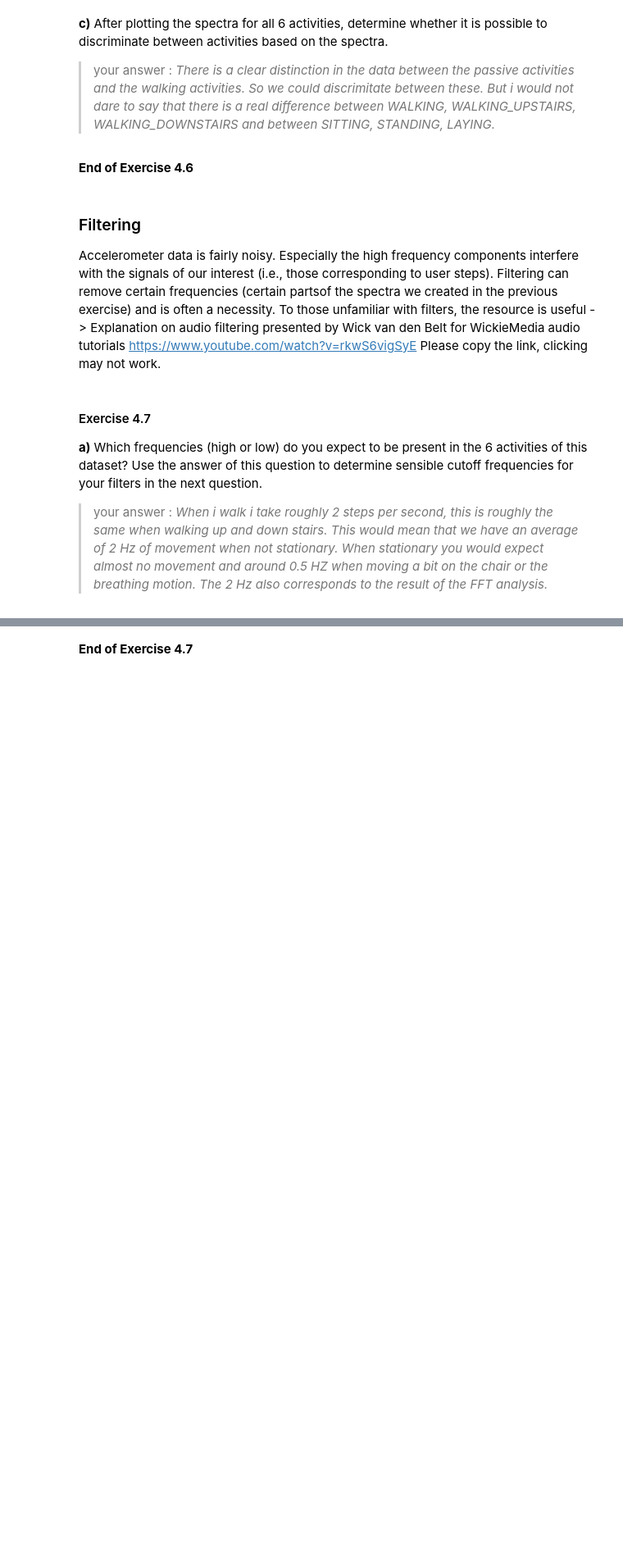
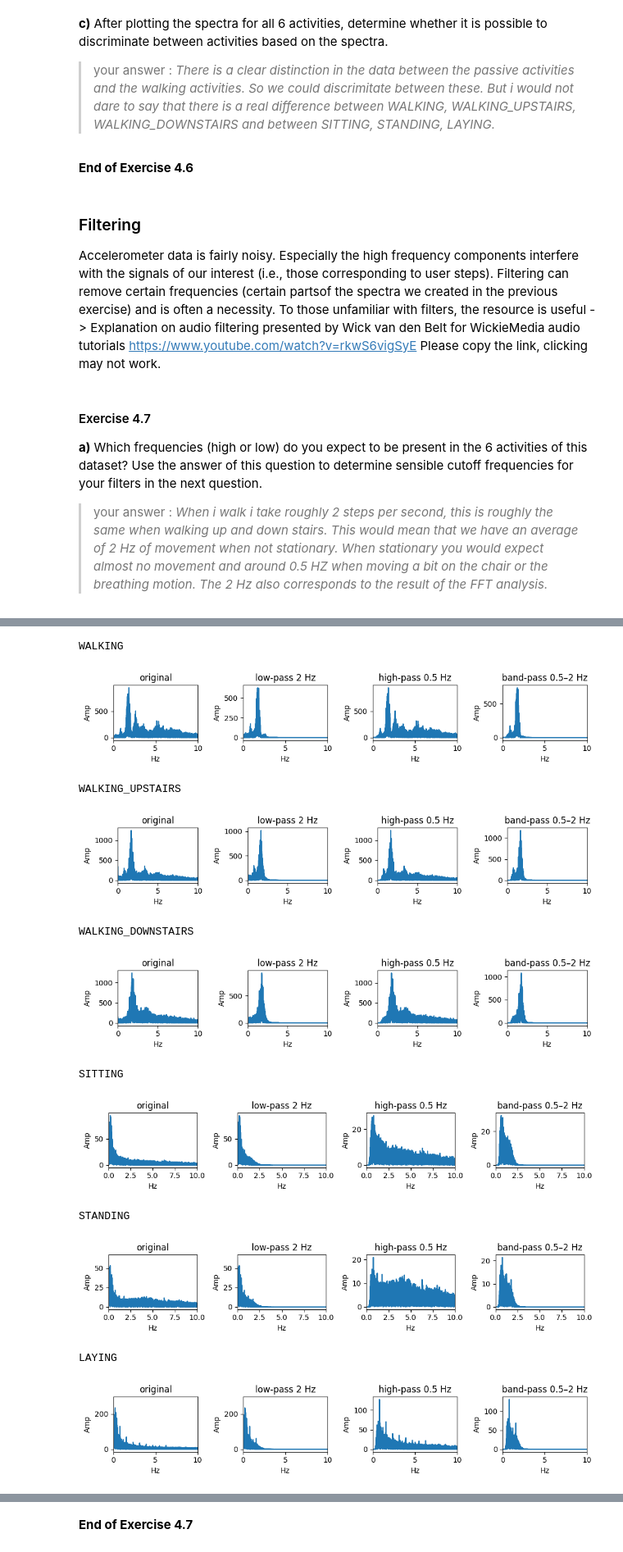
Before and after one commit to KundaiMutuwira/Data_Science_Class, a Jupyter notebook: DS2024_2025_TS_Assignment_Student_Version_1.ipynb, the cells around one changed output, grey strips where cells are left out. Shown at 82% size. Cells and saved outputs as stored; diff of their text form; code cells hidden in the pictures; blank space fills up the shorter version.

```diff
--- a/DS2024_2025_TS_Assignment_Student_Version_1.ipynb
+++ b/DS2024_2025_TS_Assignment_Student_Version_1.ipynb
@@ -526,15 +526,15 @@ When combining all the features and construct a normal distribution of the activ
 # 4.5 b) put your code here
 features = ["mean", "std", "kurtosis", "variance"]
 
-for bins in features:
+for bins_og in features:
     seaborn.displot(
         data=features_time_domain,
-        x=bins,
+        x=bins_og,
         hue="activity",
         kind="kde",
         fill=True
     )
-    plt.title(f"Distribution of the {bins}")
+    plt.title(f"Distribution of the {bins_og}")
     plt.show()
 # %% [output]
 [figure]
@@ -582,10 +582,10 @@ sig = np.sin(2*2*np.pi*x) + 0.8*np.sin(4*2*np.pi*x) + 0.5*np.sin(6*2*np.pi*x)
 # plt.plot(sig)
 # plt.show()
 
-fft_values = fft(sig)
-bins = fftfreq(len(x), 1/sample_frequency)
+fft_values_og = fft(sig)
+bins_og = fftfreq(len(x), 1/sample_frequency)
 
-plt.plot(bins, np.abs(fft_values))
+plt.plot(bins_og, np.abs(fft_values_og))
 plt.xlabel("Hz")
 plt.ylabel("Amp")
 plt.xlim(0,10)
@@ -607,10 +607,10 @@ activity_map = {
 
 for activity_value in range(1,7):
     body_signal = body_acc_x_labeled.loc[body_acc_x_labeled["activity"] == activity_value, "signal"]
-    fft_values = fft(body_signal)
-    bins = fftfreq(len(body_signal), 1/50)
+    fft_values_og = fft(body_signal)
+    bins_og = fftfreq(len(body_signal), 1/50)
 
-    plt.plot(bins[bins>=0], np.abs(fft_values[bins>=0]), label=activity_value)
+    plt.plot(bins_og[bins_og>=0], np.abs(fft_values_og[bins_og>=0]), label=activity_value)
     plt.title(activity_map.get(activity_value, "UNKNOWN"))
     plt.xlabel("Hz")
     plt.ylabel("Amp")
@@ -722,0 +647,62 @@ Axes(0.731522,0.11;0.168478x0.77)
+# %%
+# 4.7 b) put your code here
+from scipy.signal import butter, filtfilt
+
+for activity_value in range(1,7):
+    body_signal = body_acc_x_labeled.loc[body_acc_x_labeled["activity"] == activity_value, "signal"]
+    fs = 50
+
+    # original
+    fft_values_og = fft(body_signal)
+    bins_og = fftfreq(len(body_signal), 1/50)
+
+    # low-pass 2 Hz
+    b_lp, a_lp = butter(N=4, Wn=2, btype="low", fs=fs)
+    signal_lp = filtfilt(b_lp, a_lp, body_signal)
+    fft_lp = fft(signal_lp)
+    bins_lp = fftfreq(len(body_signal), 1/fs)
+
+    # high-pass (0.5 Hz)
+    b_hp, a_hp = butter(N=4, Wn=0.5, btype="high", fs=fs)
+    signal_hp = filtfilt(b_hp, a_hp, body_signal)
+    fft_hp = fft(signal_hp)
+    bins_hp = fftfreq(len(body_signal), 1/fs)
+
+    # band-pass between 0.5 and 2 Hz
+    b_bp, a_bp = butter(N=4, Wn=[0.5, 2], btype="band", fs=fs)
+    signal_bp = filtfilt(b_bp, a_bp, body_signal)
+    fft_bp = fft(signal_bp)
+    bins_bp = fftfreq(len(body_signal), 1/fs)
+
+    combined = {
+        "original": (bins_og, fft_values_og),
+        "low-pass 2 Hz": (bins_lp, fft_lp),
+        "high-pass 0.5 Hz": (bins_hp, fft_hp),
+        "band-pass 0.5–2 Hz": (bins_bp, fft_bp),
+    }
+
+    print(activity_map.get(activity_value, "UNKNOWN"))
+
+    fig, axes = plt.subplots(1, 4, figsize=(10,2))
+    for ax, (title, (bins, fft_values)) in zip(axes, combined.items()):
+
+        ax.plot(bins[bins>=0], np.abs(fft_values[bins>=0]))
+        ax.set_xlabel("Hz")
+        ax.set_ylabel("Amp")
+        ax.set_xlim(0,10)
+        ax.set_title(title)
+    plt.tight_layout()
+    plt.show()
+# %% [output]
+WALKING
+[figure, added]
+WALKING_UPSTAIRS
+[figure, added]
+WALKING_DOWNSTAIRS
+[figure, added]
+SITTING
+[figure, added]
+STANDING
+[figure, added]
+LAYING
+[figure, added]
```
Also changed, not shown: parts of 7 cells of this notebook.
